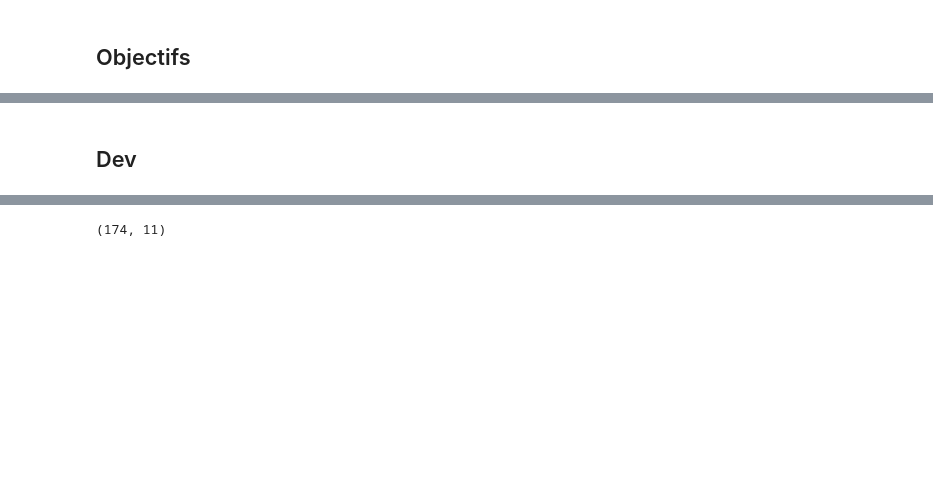
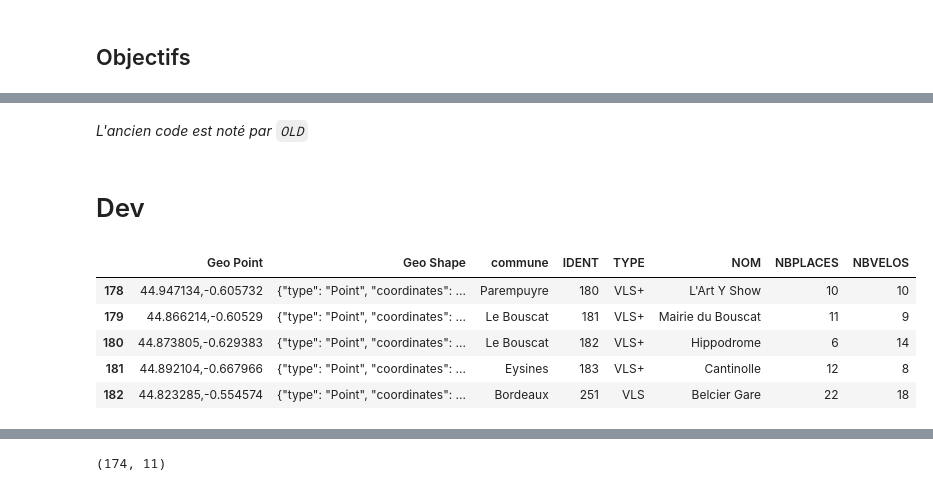
Before and after one commit to armgilles/vcub_keeper, a Jupyter notebook: notebooks/01_Analyse/02_Ref/01_stations_attributs.ipynb, the cells around one changed output, grey strips where cells are left out. Drawn from its saved outputs; the diff is of its cells as text; code cells hidden in the pictures; blank space fills up the shorter version.

```diff
--- a/notebooks/01_Analyse/02_Ref/01_stations_attributs.ipynb
+++ b/notebooks/01_Analyse/02_Ref/01_stations_attributs.ipynb
@@ -17,2 +23,26 @@ from vcub_keeper.config import ROOT_DATA_REF
+# %% [markdown]
+*L'ancien code est noté par `OLD`*
 # %% [markdown]
-## Dev
+# Dev
+# %%
+URL_DATA_STATION = "https://opendata.bordeaux-metropole.fr/explore/dataset/ci_vcub_p/download/?format=csv&timezone=Europe/Berlin&lang=fr&use_labels_for_header=true&csv_separator=%3B"
+# %%
+# Lecture des données via URL
+
+column_dtypes = {'IDENT': 'uint8'}
+usecols = ['Geo Point', 'Geo Shape', 'commune', 'IDENT',
+           'TYPE', 'NOM', 'NBPLACES', 'NBVELOS']
+
+
+
+stations = pd.read_csv(URL_DATA_STATION, sep=";",
+                       dtype=column_dtypes, usecols=usecols)
+# %%
+stations.tail()
+# %% [output]
+|  | Geo Point | Geo Shape | commune | IDENT | TYPE | NOM | NBPLACES | NBVELOS |
+| 178 | 44.947134,-0.605732 | {"type": "Point", "coordinates": ... | Parempuyre | 180 | VLS+ | L'Art Y Show | 10 | 10 |
+| 179 | 44.866214,-0.60529 | {"type": "Point", "coordinates": ... | Le Bouscat | 181 | VLS+ | Mairie du Bouscat | 11 | 9 |
+| 180 | 44.873805,-0.629383 | {"type": "Point", "coordinates": ... | Le Bouscat | 182 | VLS+ | Hippodrome | 6 | 14 |
+| 181 | 44.892104,-0.667966 | {"type": "Point", "coordinates": ... | Eysines | 183 | VLS+ | Cantinolle | 12 | 8 |
+| 182 | 44.823285,-0.554574 | {"type": "Point", "coordinates": ... | Bordeaux | 251 | VLS | Belcier Gare | 22 | 18 |
```
Also changed, not shown: parts of 24 cells of this notebook, 2 other files.
